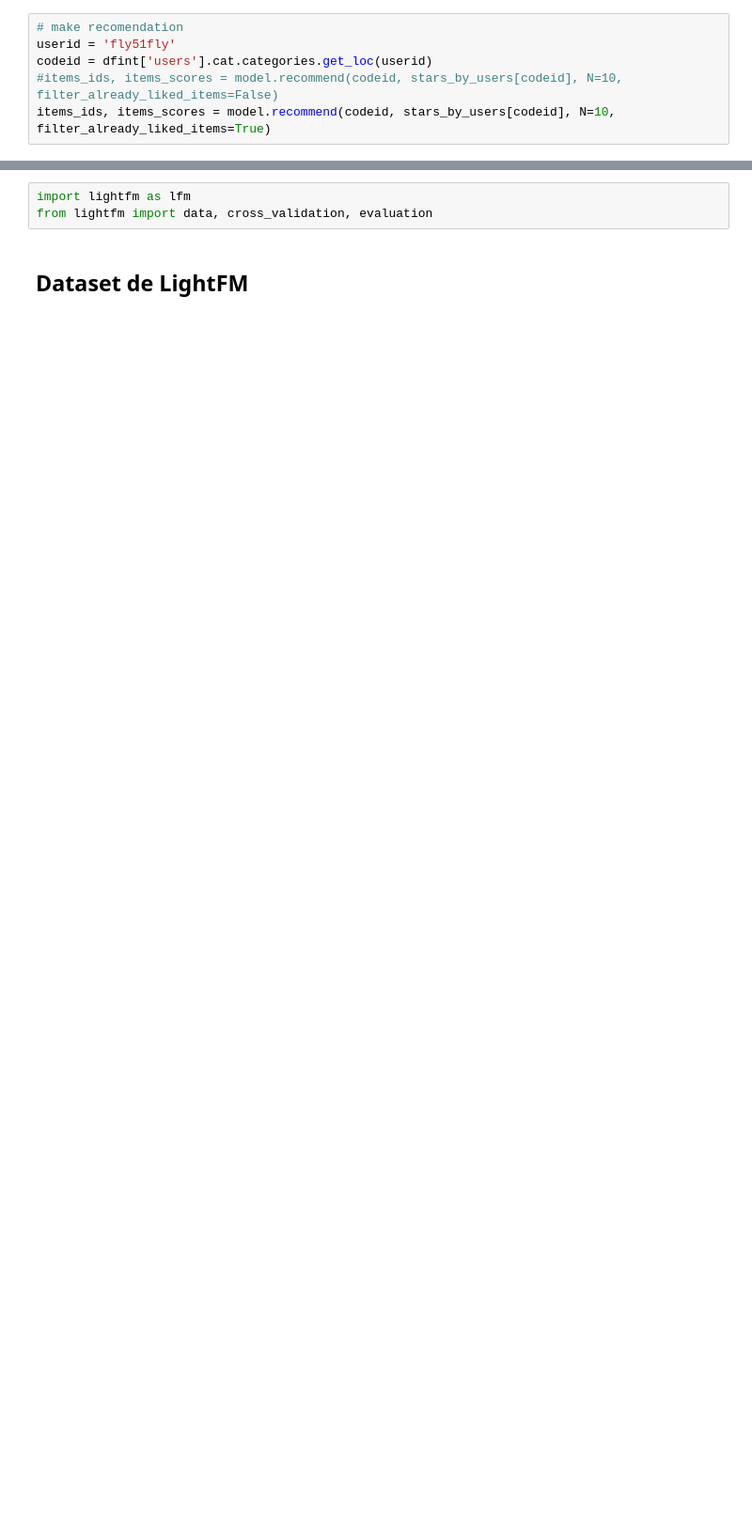
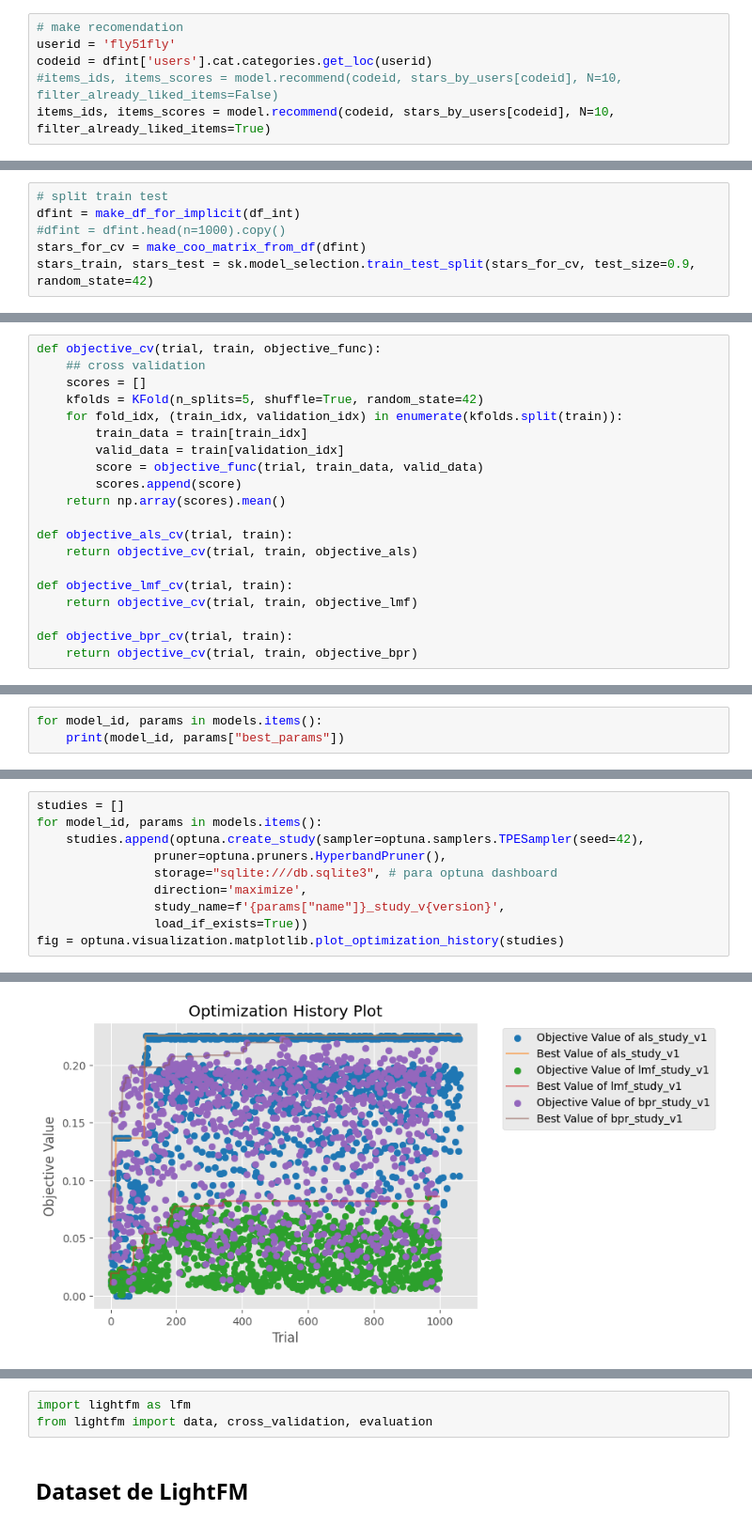
Before and after one commit to tomasdelvechio/sr-tpfinal-gh-web, a Jupyter notebook: notebook_filtrado_colaborativo.ipynb, the cells around one changed output, grey strips where cells are left out. Shown at 94% size. Saved outputs shown, nothing was run; the diff lists cells and outputs as text; blank space fills up the shorter version.

```diff
--- a/notebook_filtrado_colaborativo.ipynb
+++ b/notebook_filtrado_colaborativo.ipynb
@@ -160,0 +191,6 @@ df_int.shape
+# %%
+# split train test
+dfint = make_df_for_implicit(df_int)
+#dfint = dfint.head(n=1000).copy()
+stars_for_cv = make_coo_matrix_from_df(dfint)
+stars_train, stars_test = sk.model_selection.train_test_split(stars_for_cv, test_size=0.9, random_state=42)
@@ -160,0 +466,20 @@ df_int.shape
+# %%
+def objective_cv(trial, train, objective_func):
+    ## cross validation
+    scores = []
+    kfolds = KFold(n_splits=5, shuffle=True, random_state=42)
+    for fold_idx, (train_idx, validation_idx) in enumerate(kfolds.split(train)):
+        train_data = train[train_idx]
+        valid_data = train[validation_idx]
+        score = objective_func(trial, train_data, valid_data)
+        scores.append(score)
+    return np.array(scores).mean()
+
+def objective_als_cv(trial, train):
+    return objective_cv(trial, train, objective_als)
+
+def objective_lmf_cv(trial, train):
+    return objective_cv(trial, train, objective_lmf)
+
+def objective_bpr_cv(trial, train):
+    return objective_cv(trial, train, objective_bpr)
@@ -160,0 +543,3 @@ df_int.shape
+# %%
+for model_id, params in models.items():
+    print(model_id, params["best_params"])
@@ -160,0 +554,11 @@ df_int.shape
+# %%
+studies = []
+for model_id, params in models.items():
+    studies.append(optuna.create_study(sampler=optuna.samplers.TPESampler(seed=42),
+                pruner=optuna.pruners.HyperbandPruner(),
+                storage="sqlite:///db.sqlite3", # para optuna dashboard
+                direction='maximize',
+                study_name=f'{params["name"]}_study_v{version}',
+                load_if_exists=True))
+fig = optuna.visualization.matplotlib.plot_optimization_history(studies)
+# %% [output]
@@ -160,0 +568 @@ df_int.shape
+[figure, added]
```
Also changed, not shown: parts of 77 cells of this notebook, 1 other file.
